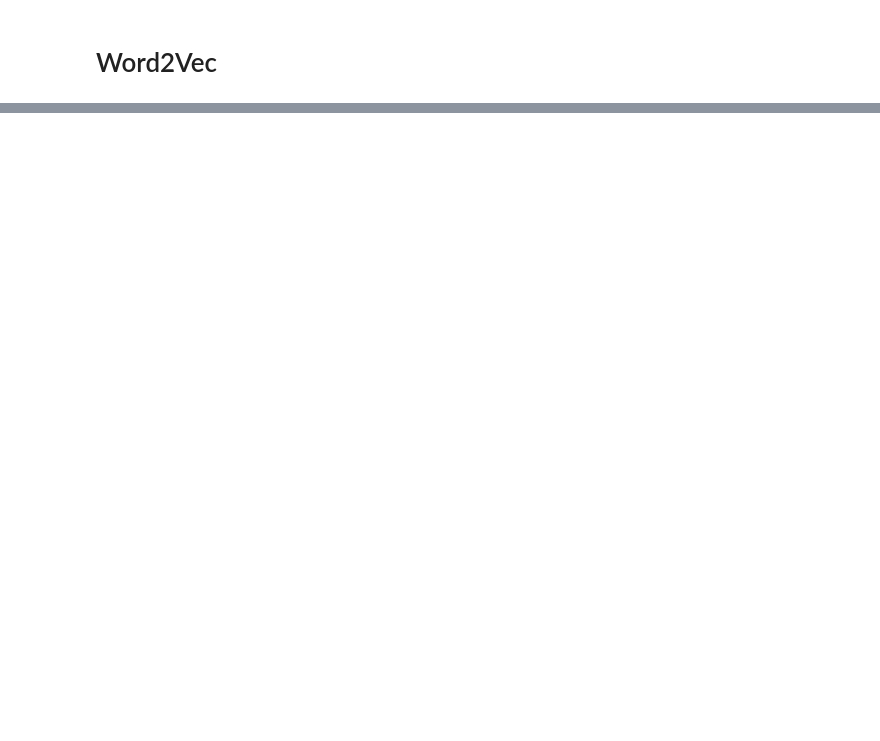
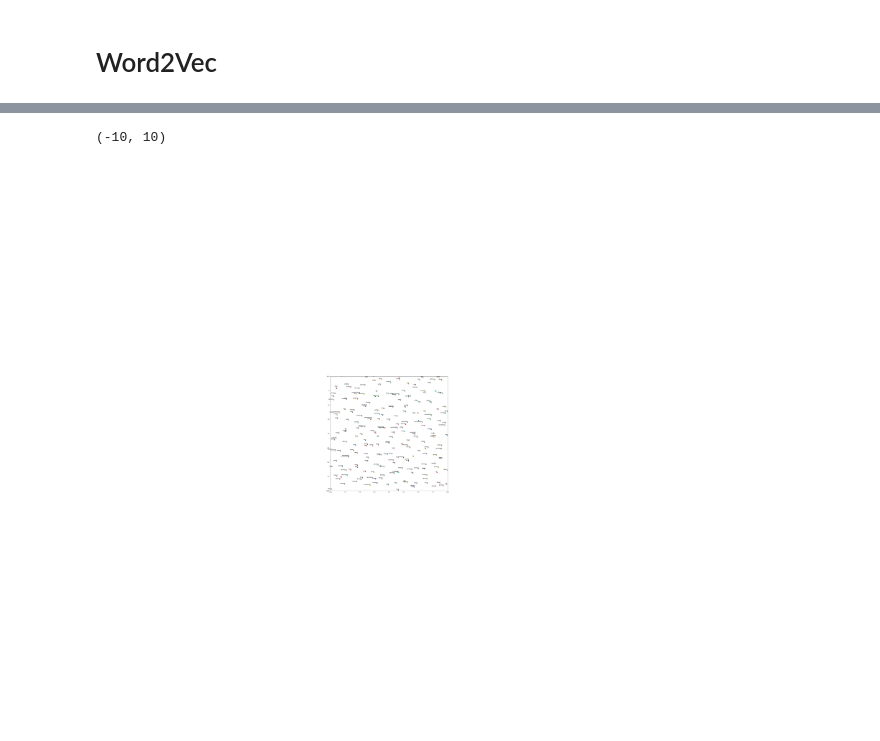
Before and after one commit to NuclearOreo/Tensorflow-1-Notes, a Jupyter notebook: Recurrent-Neural-Network/Word2Vec.ipynb, the cells around one changed output, grey strips where cells are left out. Drawn from its saved outputs; the diff is of its cells as text; code cells hidden in the pictures; blank space fills up the shorter version.

```diff
--- a/Recurrent-Neural-Network/Word2Vec.ipynb
+++ b/Recurrent-Neural-Network/Word2Vec.ipynb
@@ -215,0 +327,7 @@ with tf.Session() as sess:
+# %%
+plot_with_labels(low_dim_embs, labels)
+plt.xlim(-10,10)
+plt.ylim(-10,10)
+# %% [output]
+(-10, 10)
+[figure, added]
```
Also changed, not shown: parts of 24 cells of this notebook.
